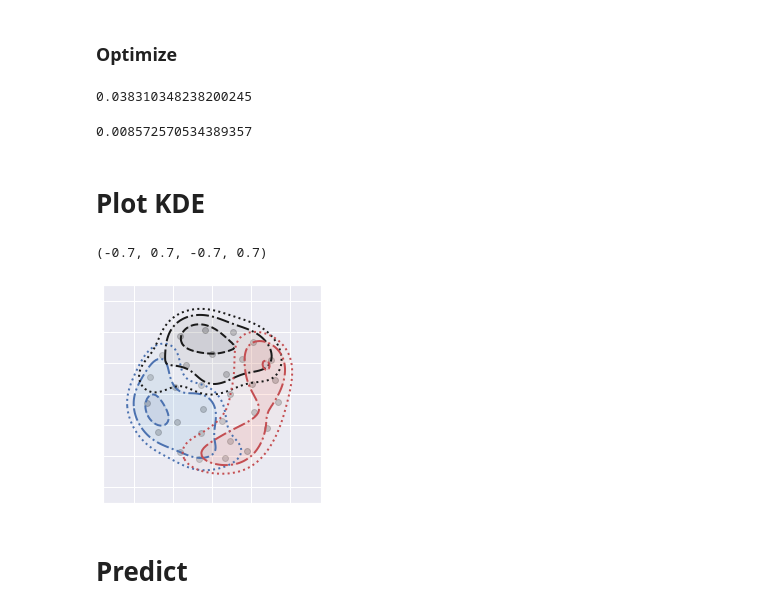
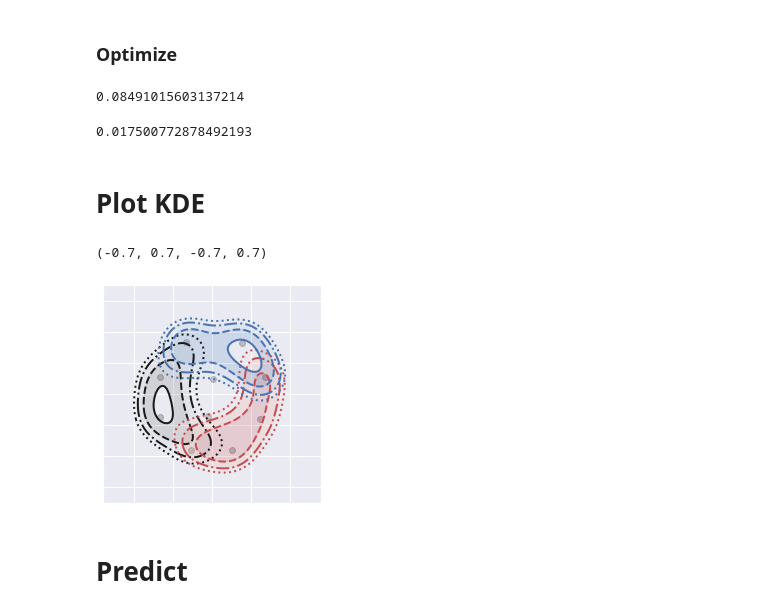
Before and after one commit to alex-ritchie/NDIGO, a Jupyter notebook: Half Disks Example.ipynb, the cells around one changed output. Saved outputs shown, nothing was run; the diff lists cells and outputs as text; code cells hidden in the pictures.

```diff
--- a/Half Disks Example.ipynb
+++ b/Half Disks Example.ipynb
@@ -111,27 +104,24 @@ print(best_sigma, best_R, best_ISE)
 sigma = best_sigma
 R = best_R
 w0 = best_w
-#w0 = np.array([0.5, 0.5])
 Z = best_Z
 C = best_C
 G = best_G
 A0 = best_A
-#A0 = np.random.rand(R,M)
-#A0 = A0 / np.sum(A0, axis=0)
-ss=3
+ss=1
 
+# TISE of initialization
 print(best_ISE)
 
 # #solve
-f_star, A_star, w_star, Z, n_iter = clustNP(X, pair_ids.astype("int"), A0, w0, Z, G, stepsize=ss, ss_decr=1,
-                                            epoch_decr = 1, method='psgd', max_iter=200, f_tol=1e-16,
-                                            grad_tol=1e-8, R=R, sigma=sigma, batch_size=64, backtrack=False,
-                                            decay=0.01, momentum=0.2)
-
+f_star, A_star, w_star, Z, n_iter = NDIGO(X, pair_ids.astype("int"), A0, w0, Z, G, stepsize=ss, ss_decr=1,
+                                            epoch_decr = 5, method='psgd', max_iter=200, f_tol=1e-16,
+                                            sigma=sigma, batch_size=64, decay=0.01, momentum=0.3)
+# TISE of solution
 f_star
 # %% [output]
-0.038310348238200245
+0.08491015603137214
-0.008572570534389357
+0.017500772878492193
 # %% [markdown]
 
 # Plot KDE
@@ -151,72 +141,50 @@ kde.fit(Z, y=None, sample_weight=(w_star[0]*A_star[:,0]).clip(1e-16))
 f0 = np.exp(np.reshape(kde.score_samples(positions.T).T, xx.shape))
 
 #class 1
 kde = sklearn.neighbors.KernelDensity(bandwidth=sigma);
 kde.fit(Z, y=None, sample_weight=(w_star[1]*A_star[:,1]).clip(1e-16))
 f1 = np.exp(np.reshape(kde.score_samples(positions.T).T, xx.shape))
 
 #class 2
 kde = sklearn.neighbors.KernelDensity(bandwidth=sigma);
 kde.fit(Z, y=None, sample_weight=(w_star[2]*A_star[:,2]).clip(1e-16))
 f2 = np.exp(np.reshape(kde.score_samples(positions.T).T, xx.shape))
 
 
-#plot
-
-
-# ax.set_xlim(xmin, xmax)
-# ax.set_ylim(ymin, ymax)
-# Contourf plot
+#plot kernel centers
 plt.scatter(x=Z[:,0], y=Z[:,1], color="black", alpha = 0.2)
 
-#plt.scatter(x=Z[Zlabels==1,0], y=Z[Zlabels==1,1], color='orange')
-# cfset = ax.contourf(xx, yy, f0, cmap='Blues')
-# cfset = ax.contourf(xx, yy, f1, cmap='Reds')
+# Values for level set curves
+levels = [1.1, 1.3, 1.6, 2]
 
-levels = [1, 1.3, 1.7, 2]
-# levels = [1.2, 1.8, 2.2, 2.5]
-
-CSr = plt.contourf(xx, yy, f0, levels, cmap="Blues", alpha=sigma)
+CSr = plt.contourf(xx, yy, f0, levels, cmap="Greys", alpha=sigma)
 CSr2 = plt.contour(xx, yy, f0, levels,
+                  colors=('k',),
+                  linewidths=(2,),
+                  linestyles=(':', '-.', '--', '-' ),
+                  origin="lower")
+CSb = plt.contourf(xx, yy, f1, levels, cmap="Reds", alpha=sigma)
+CSb2 = plt.contour(xx, yy, f1, levels,
+                  colors=('r',),
+                  linewidths=(2,),
+                  linestyles=(':', '-.', '--', '-' ),
+                  origin="lower")
+CSk = plt.contourf(xx, yy, f2, levels, cmap="Blues", alpha=sigma)
+CSk2 = plt.contour(xx, yy, f2, levels,
                   colors=('b',),
                   linewidths=(2,),
                   linestyles=(':', '-.', '--', '-' ),
                   origin="lower")
-# CSr.cmap.set_under('k')
-# plt.clabel(CSr2, fmt='%2.1f', colors='k', fontsize=12)
-# plt.colorbar(CSr)
-CSb = plt.contourf(xx, yy, f1, levels, cmap="Greys", alpha=sigma)
-CSb2 = plt.contour(xx, yy, f1, levels,
-                  colors=('k',),
-                  linewidths=(2,),
-                  linestyles=(':', '-.', '--', '-' ),
-                  origin="lower")
-# plt.clabel(CSb2, fmt='%2.1f', colors='k', fontsize=12)
-#plt.colorbar(CSb)
-CSk = plt.contourf(xx, yy, f2, levels, cmap="Reds", alpha=sigma)
-CSk2 = plt.contour(xx, yy, f2, levels,
-                  colors=('r',),
-                  linewidths=(2,),
-                  linestyles=(':', '-.', '--', '-' ),
-                  origin="lower")
-# plt.clabel(CSg2, fmt='%2.1f', colors='k', fontsize=12)
-#plt.colorbar(CSg)
 
 plt.xlabel("")
 plt.ylabel("")
 ax = plt.gca()
 ax.axes.xaxis.set_ticklabels([])
 ax.axes.yaxis.set_ticklabels([])
 ax.axis('square')
-
-# lines = CSr2.collections[:-1]
-# plt.legend(lines, levels[:-1])
-
-# plt.savefig('halfdisks_kde_orig_init.eps', format="eps")
-# plt.savefig('halfdisks_kde_orig_init.png', dpi=300)
 # %% [output]
 (-0.7, 0.7, -0.7, 0.7)
-[figure, old version]
+[figure, new version]
 # %% [markdown]
 # Predict
 # %%
```
Also changed, not shown: parts of 32 cells of this notebook, 1 other file.
